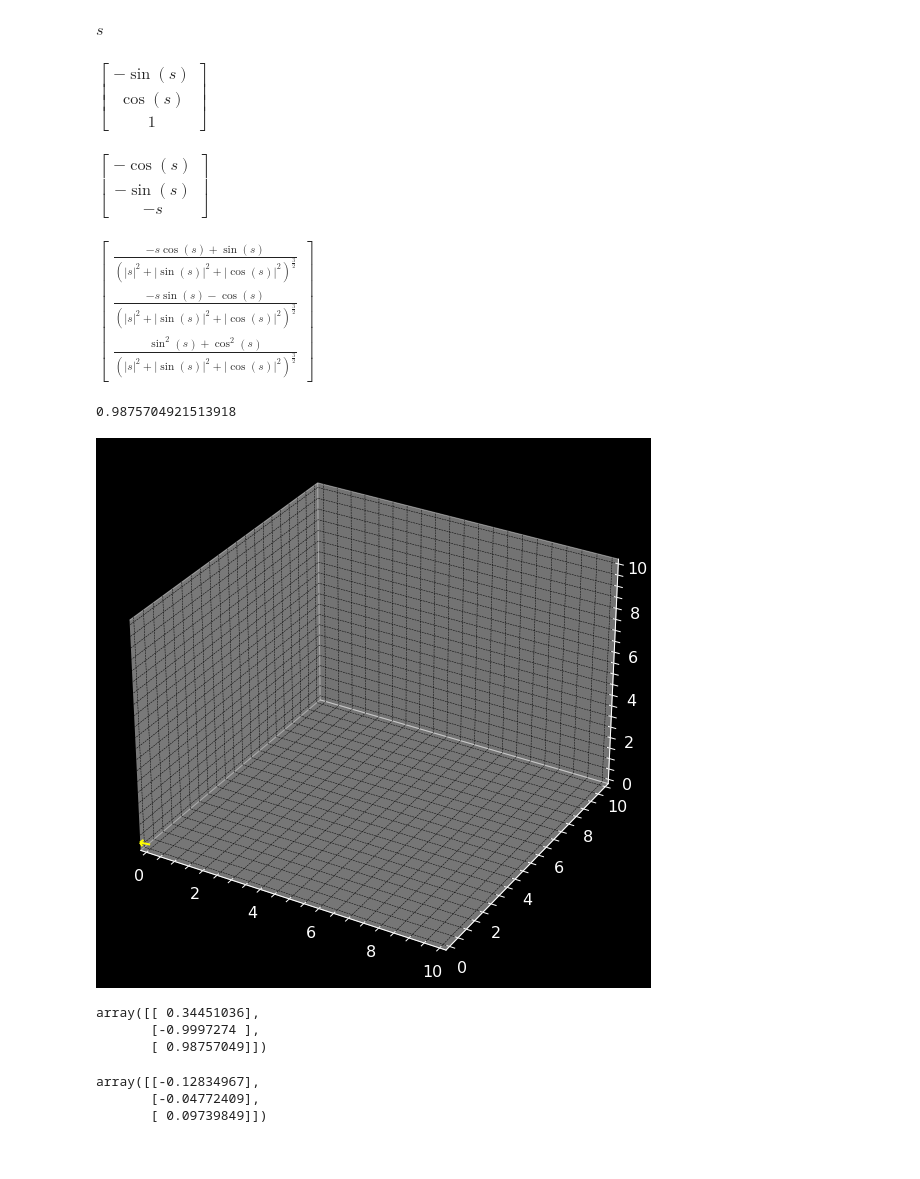
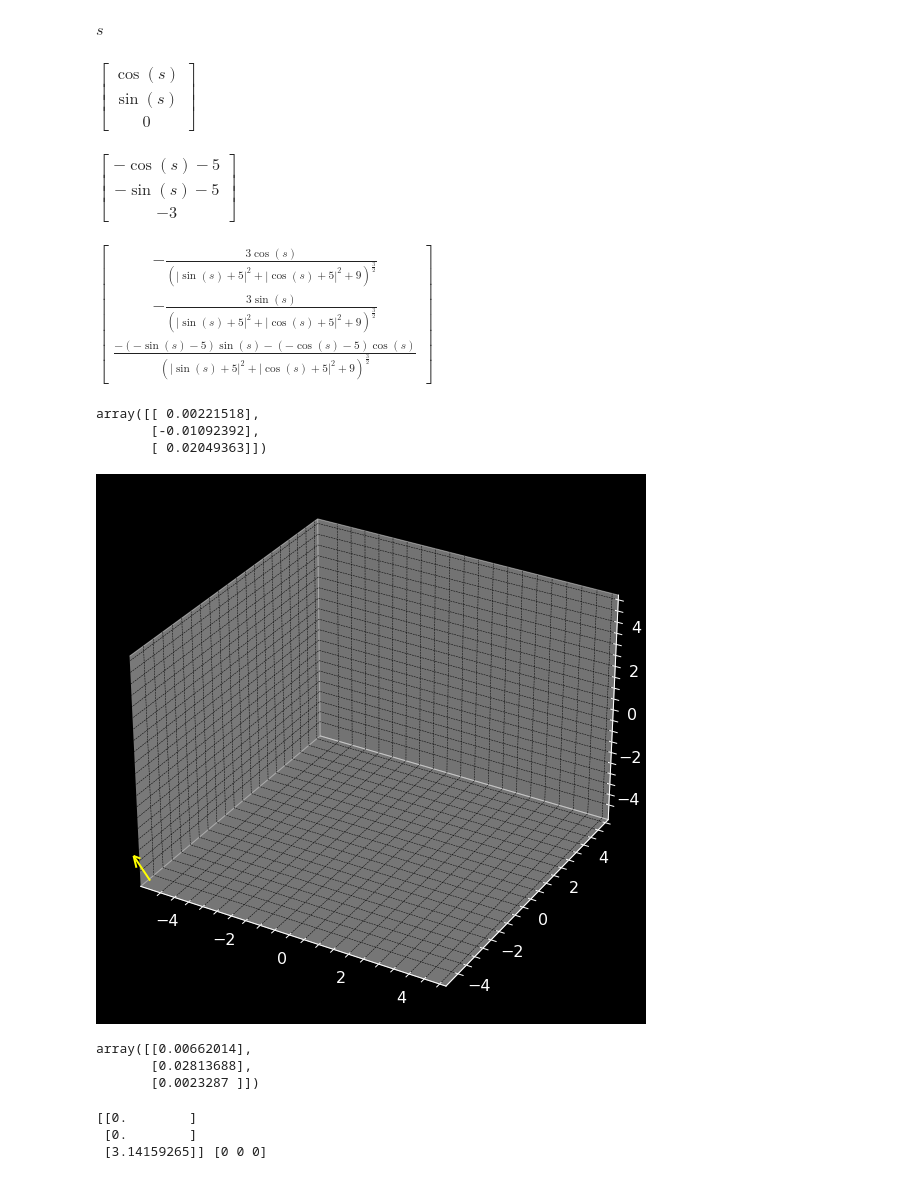
Before and after one commit to NOELDOMINICBIJOY/mescellaneous, a Jupyter notebook: biot_savart/biot_savart.ipynb, the cells around one changed output. Cells and saved outputs as stored; diff of their text form; code cells hidden in the pictures.

```diff
--- a/biot_savart/biot_savart.ipynb
+++ b/biot_savart/biot_savart.ipynb
@@ -8,7 +8,6 @@ from sklearn.preprocessing import normalize
 
 plt.style.use(['science', 'notebook', 'grid'])
 # %%
-_ = np.linspace(-10, 10, 20)
 
 def create_rs(start, end, steps):
     z = y = x = start
@@ -28,6 +27,6 @@ def create_rs(start, end, steps):
 
     return np.array(q)
 
-r_ps = create_rs(0, 10, 2)
+r_ps = create_rs(-5, 5, 1)
 r_ps
 # %% [output]
@@ -55,45 +44,47 @@ s
 $\displaystyle s$
 # %%
 
-r_dl = Vector(smp.cos(s), smp.sin(s), s)
+r_dl = Vector(smp.cos(s), smp.sin(s), 0)
 r_dl_prime = r_dl.differentiate()
-r_dl_prime
+r_dl.vector
 # %% [output]
-$\displaystyle \left[\begin{matrix}- \sin{\left(s \right)}\\\cos{\left(s \right)}\\1\end{matrix}\right]$
+$\displaystyle \left[\begin{matrix}\cos{\left(s \right)}\\\sin{\left(s \right)}\\0\end{matrix}\right]$
 # %%
-r_p_index = 0
+r_p_index = 2
 r_p = Vector(r_ps[r_p_index][0], r_ps[r_p_index][1], r_ps[r_p_index][2])
 r_p_dl = r_p - r_dl
 r_p_dl
 # %% [output]
-$\displaystyle \left[\begin{matrix}- \cos{\left(s \right)}\\- \sin{\left(s \right)}\\- s\end{matrix}\right]$
+$\displaystyle \left[\begin{matrix}- \cos{\left(s \right)} - 5\\- \sin{\left(s \right)} - 5\\-3\end{matrix}\right]$
 # %%
 
 db = (r_dl_prime.cross(r_p_dl)/(r_p_dl.norm() ** 3))
 db = Vector(db[0], db[1], db[2])
 db.vector
 # %% [output]
-$\displaystyle \left[\begin{matrix}\frac{- s \cos{\left(s \right)} + \sin{\left(s \right)}}{\left(\left|{s}\right|^{2} + \left|{\sin{\left(s \right)}}\right|^{2} + \left|{\cos{\left(s \right)}}\right|^{2}\right)^{\frac{3}{2}}}\\\frac{- s \sin{\left(s \right)} - \cos{\left(s \right)}}{\left(\left|{s}\right|^{2} + \left|{\sin{\left(s \right)}}\right|^{2} + \left|{\cos{\left(s \right)}}\right|^{2}\right)^{\frac{3}{2}}}\\\frac{\sin^{2}{\left(s \right)} + \cos^{2}{\left(s \right)}}{\left(\left|{s}\right|^{2} + \left|{\sin{\left(s \right)}}\right|^{2} + \left|{\cos{\left(s \right)}}\right|^{2}\right)^{\frac{3}{2}}}\end{matrix}\right]$
+$\displaystyle \left[\begin{matrix}- \frac{3 \cos{\left(s \right)}}{\left(\left|{\sin{\left(s \right)} + 5}\right|^{2} + \left|{\cos{\left(s \right)} + 5}\right|^{2} + 9\right)^{\frac{3}{2}}}\\- \frac{3 \sin{\left(s \right)}}{\left(\left|{\sin{\left(s \right)} + 5}\right|^{2} + \left|{\cos{\left(s \right)} + 5}\right|^{2} + 9\right)^{\frac{3}{2}}}\\\frac{- \left(- \sin{\left(s \right)} - 5\right) \sin{\left(s \right)} - \left(- \cos{\left(s \right)} - 5\right) \cos{\left(s \right)}}{\left(\left|{\sin{\left(s \right)} + 5}\right|^{2} + \left|{\cos{\left(s \right)} + 5}\right|^{2} + 9\right)^{\frac{3}{2}}}\end{matrix}\right]$
 # %%
 db_f = db.convert_to_function(s)
-b = integrate_function(db_f, [0, 2*np.pi])
+b = integrate_function(db_f, [0, np.pi])
 
-b[2][0]
+b
 # %% [output]
-0.9875704921513918
+array([[ 0.00221518],
+       [-0.01092392],
+       [ 0.02049363]])
 # %%
 fig = plt.figure(figsize=(18,10))
 ax = fig.gca(projection='3d')
 
-r_p = np.array([0, 0, 0])
+r_p = np.array([-5, -5, -5])
 
-ax.quiver(r_p[0], r_p[1], r_p[2], b[0][0], b[1][0], b[2][0], color = 'yellow', length = 1)
-ax.set_xlim(0, 10)
-ax.set_ylim(0, 10)
-ax.set_zlim(0, 10)
+ax.quiver(r_p[0], r_p[1], r_p[2], b[0], b[1], b[2], color = 'yellow', length = 100)
+ax.set_xlim(-5, 5)
+ax.set_ylim(-5, 5)
+ax.set_zlim(-5, 5)
 plt.show()
 # %% [output]
-[figure, old version]
+[figure, new version]
 # %%
 # do the same process for all points ie r_p
 
@@ -107,21 +98,21 @@ while r_p_index < len(r_ps):
     db = Vector(db[0], db[1], db[2])
 
     db_f = db.convert_to_function(s)
-    b.append(integrate_function(db_f, [0, 2*np.pi]))
+    b.append(integrate_function(db_f, [0, np.pi]))
 
     r_p_index += 1
 
 b = np.array(b)
-b[0]
+b[400]
 # %% [output]
-array([[ 0.34451036],
-       [-0.9997274 ],
-       [ 0.98757049]])
+array([[0.00662014],
+       [0.02813688],
+       [0.0023287 ]])
 # %%
-r_p_index = 10
-b[r_p_index]
+r_p_index = 215
+print(b[r_p_index], r_ps[r_p_index])
 # %% [output]
-array([[-0.12834967],
-       [-0.04772409],
-       [ 0.09739849]])
+[[0.        ]
+ [0.        ]
+ [3.14159265]] [0 0 0]
 # %%
```
Also changed, not shown: parts of 9 cells of this notebook, 4 other files.
